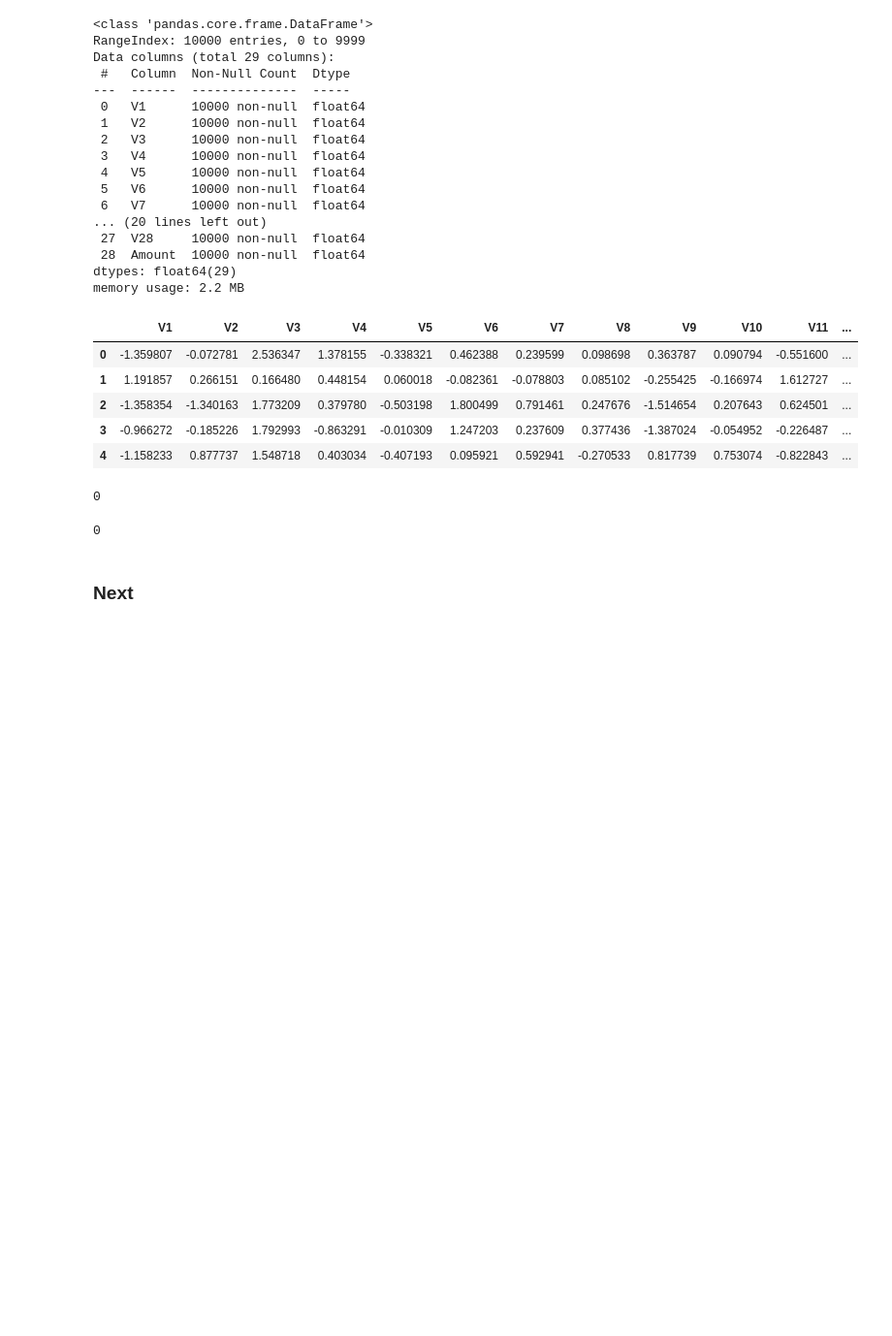
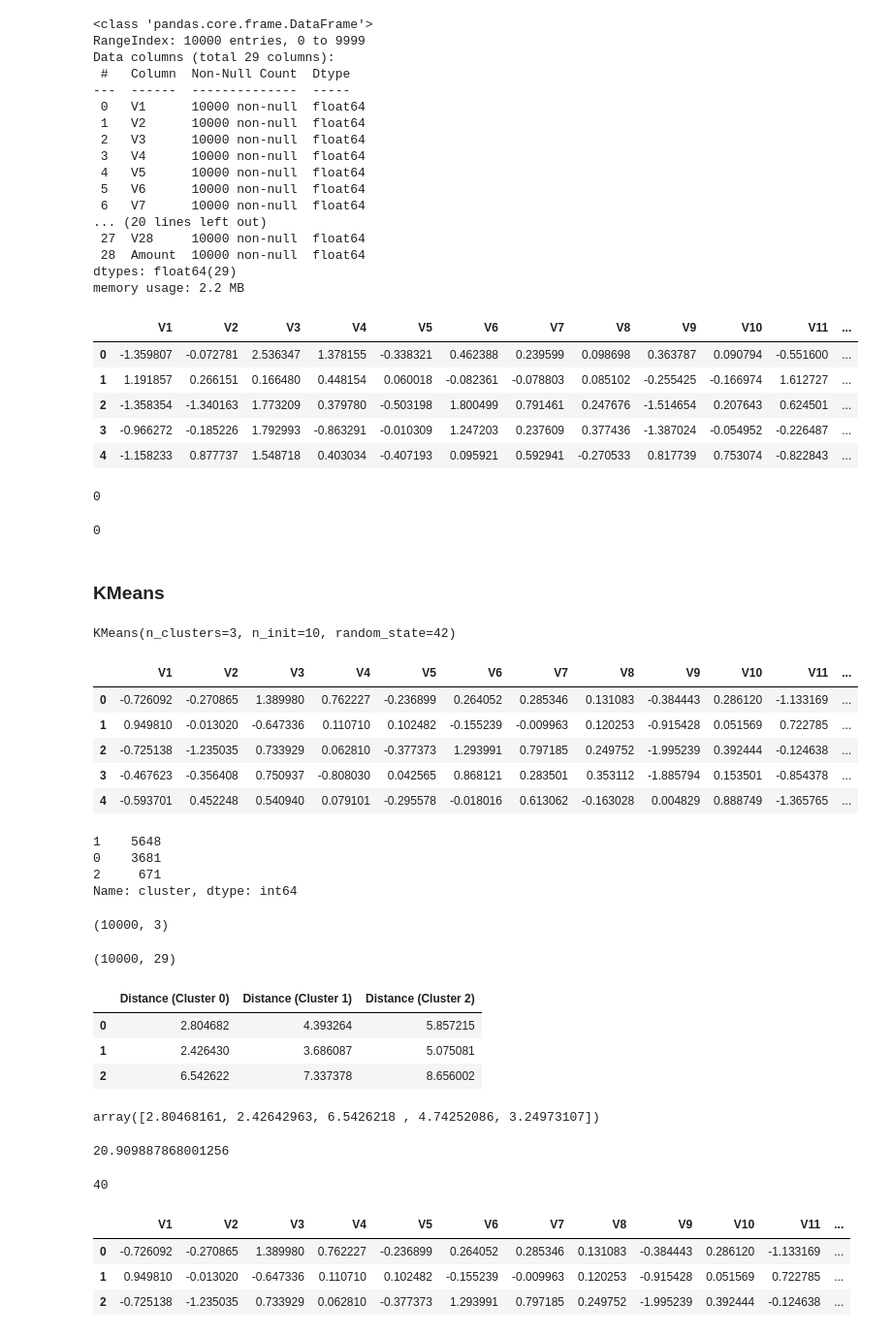
Before and after one commit to Gondram/Intermediate-Machine-Learning-Core, a Jupyter notebook: Anomaly Detection (Core).ipynb, the cells around one changed output. Shown at 97% size. Drawn from its saved outputs; the diff is of its cells as text; code cells hidden in the pictures; blank space fills up the shorter version.

```diff
--- a/Anomaly Detection (Core).ipynb
+++ b/Anomaly Detection (Core).ipynb
@@ -52,9 +57,73 @@ df.duplicated().sum()
 # %% [output]
 0
 # %% [markdown]
-### Next
+### KMeans
 # %%
 scaler = StandardScaler()
 scaled_df = scaler.fit_transform(df)
-kmeans = KMeans(n_clusters=3, n_init= 'auto', random_state=42)
+kmeans = KMeans(n_clusters=3, n_init= 10, random_state=42)
 kmeans.fit(scaled_df)
+# %% [output]
+KMeans(n_clusters=3, n_init=10, random_state=42)
+# %%
+# Making a dataframe copy of X for saving clusters
+df = scaled_df.copy()
+df['cluster'] = kmeans.predict(scaled_df)
+df.head()
+# %% [output]
+|  | V1 | V2 | V3 | V4 | V5 | V6 | V7 | V8 | V9 | V10 | V11 | ... |
+| 0 | -0.726092 | -0.270865 | 1.389980 | 0.762227 | -0.236899 | 0.264052 | 0.285346 | 0.131083 | -0.384443 | 0.286120 | -1.133169 | ... |
+| 1 | 0.949810 | -0.013020 | -0.647336 | 0.110710 | 0.102482 | -0.155239 | -0.009963 | 0.120253 | -0.915428 | 0.051569 | 0.722785 | ... |
+| 2 | -0.725138 | -1.235035 | 0.733929 | 0.062810 | -0.377373 | 1.293991 | 0.797185 | 0.249752 | -1.995239 | 0.392444 | -0.124638 | ... |
+| 3 | -0.467623 | -0.356408 | 0.750937 | -0.808030 | 0.042565 | 0.868121 | 0.283501 | 0.353112 | -1.885794 | 0.153501 | -0.854378 | ... |
+| 4 | -0.593701 | 0.452248 | 0.540940 | 0.079101 | -0.295578 | -0.018016 | 0.613062 | -0.163028 | 0.004829 | 0.888749 | -1.365765 | ... |
+# %%
+df['cluster'].value_counts()
+# %% [output]
+1    5648
+0    3681
+2     671
+Name: cluster, dtype: int64
+# %%
+distances = cdist(scaled_df, kmeans.cluster_centers_, 'euclidean')
+distances.shape
+# %% [output]
+(10000, 3)
+# %%
+scaled_df.shape
+# %% [output]
+(10000, 29)
+# %%
+cluter_cols = [f"Distance (Cluster {c})" for  c in range(len(kmeans.cluster_centers_))]
+distance_df = pd.DataFrame(distances, columns = cluter_cols)
+distance_df.head(3)
+# %% [output]
+|  | Distance (Cluster 0) | Distance (Cluster 1) | Distance (Cluster 2) |
+| 0 | 2.804682 | 4.393264 | 5.857215 |
+| 1 | 2.426430 | 3.686087 | 5.075081 |
+| 2 | 6.542622 | 7.337378 | 8.656002 |
+# %%
+# Get the minimum distance to any cluster for each point
+min_distances = np.min(distances, axis=1)
+# Display first 5 values
+min_distances[:5]
+# %% [output]
+array([2.80468161, 2.42642963, 6.5426218 , 4.74252086, 3.24973107])
+# %%
+threshold = np.percentile(min_distances, 99.6)
+threshold
+# %% [output]
+20.909887868001256
+# %%
+filter_anomalies = min_distances > threshold
+filter_anomalies.sum()
+# %% [output]
+40
+# %%
+df['anomaly-kmeans'] = filter_anomalies
+df.head(3)
+# %% [output]
+|  | V1 | V2 | V3 | V4 | V5 | V6 | V7 | V8 | V9 | V10 | V11 | ... |
+| 0 | -0.726092 | -0.270865 | 1.389980 | 0.762227 | -0.236899 | 0.264052 | 0.285346 | 0.131083 | -0.384443 | 0.286120 | -1.133169 | ... |
+| 1 | 0.949810 | -0.013020 | -0.647336 | 0.110710 | 0.102482 | -0.155239 | -0.009963 | 0.120253 | -0.915428 | 0.051569 | 0.722785 | ... |
+| 2 | -0.725138 | -1.235035 | 0.733929 | 0.062810 | -0.377373 | 1.293991 | 0.797185 | 0.249752 | -1.995239 | 0.392444 | -0.124638 | ... |
```
Also changed, not shown: parts of 12 cells of this notebook.
